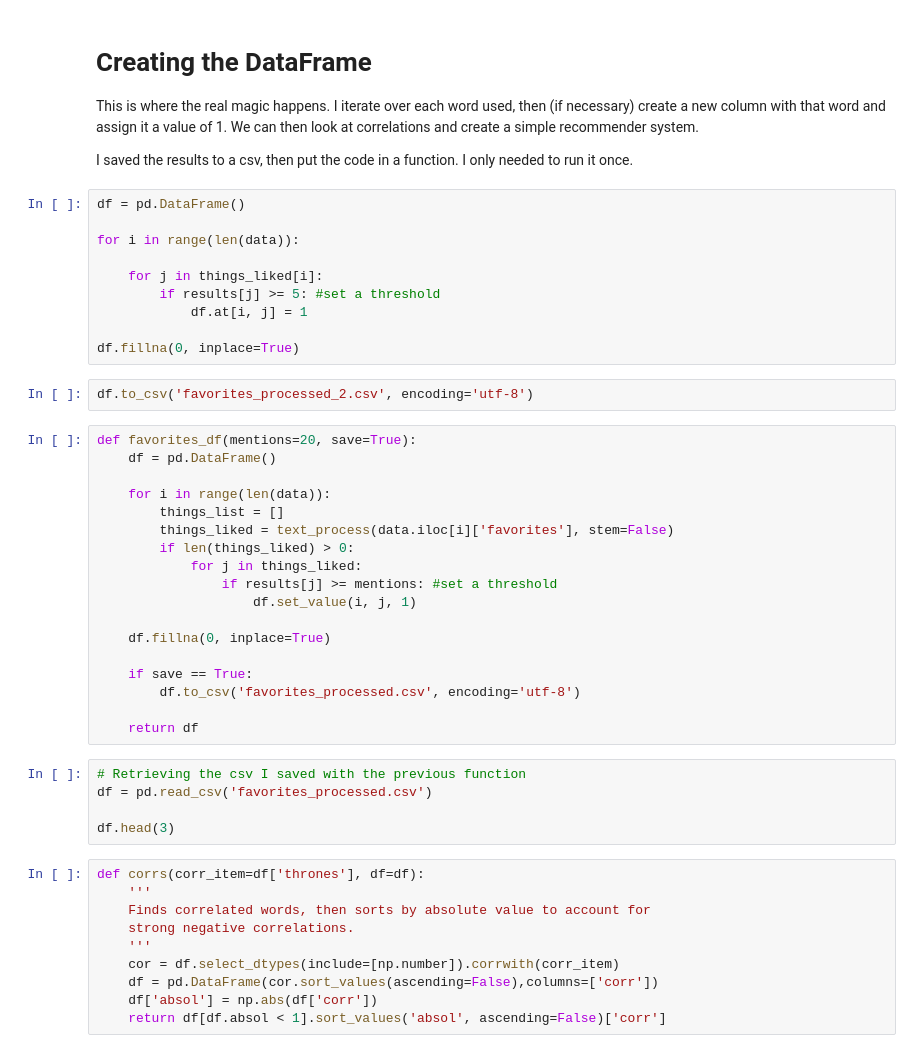
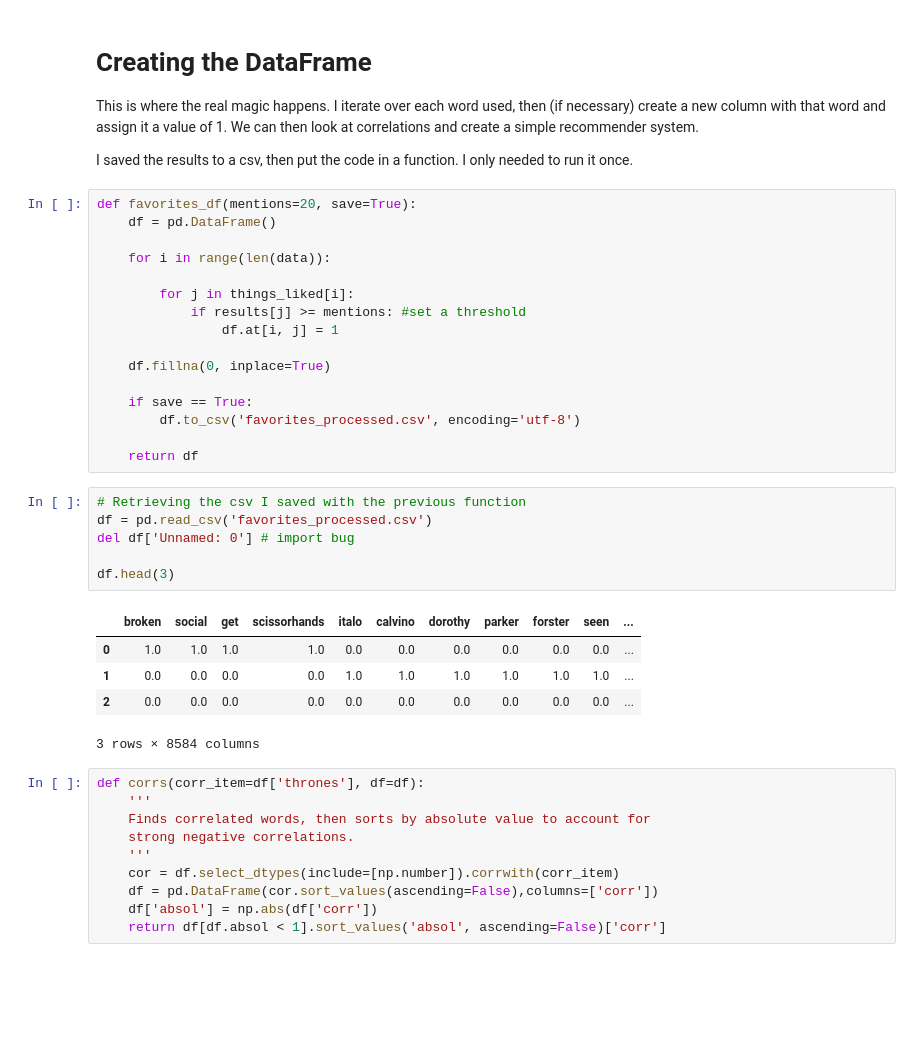
Before and after one commit to vincefav/recommender, a Jupyter notebook: Recommender rough draft.ipynb, the cells around one changed output. Saved outputs shown, nothing was run; the diff lists cells and outputs as text; blank space fills up the shorter version.

```diff
--- a/Recommender rough draft.ipynb
+++ b/Recommender rough draft.ipynb
@@ -154,40 +156,33 @@ This is where the real magic happens. I iterate over each word used, then (if ne
 
 I saved the results to a csv, then put the code in a function. I only needed to run it once.
 # %%
-df = pd.DataFrame()
+def favorites_df(mentions=20, save=True):
+    df = pd.DataFrame()
 
-for i in range(len(data)):
+    for i in range(len(data)):
 
-    for j in things_liked[i]:
-        if results[j] >= 5: #set a threshold
-            df.at[i, j] = 1
+        for j in things_liked[i]:
+            if results[j] >= mentions: #set a threshold
+                df.at[i, j] = 1
 
-df.fillna(0, inplace=True)
+    df.fillna(0, inplace=True)
+
+    if save == True:
+        df.to_csv('favorites_processed.csv', encoding='utf-8')
+
+    return df
-# %%
-df.to_csv('favorites_processed_2.csv', encoding='utf-8')
-# %%
-def favorites_df(mentions=20, save=True):
-    df = pd.DataFrame()
-
-    for i in range(len(data)):
-        things_list = []
-        things_liked = text_process(data.iloc[i]['favorites'], stem=False)
-        if len(things_liked) > 0:
-            for j in things_liked:
-                if results[j] >= mentions: #set a threshold
-                    df.set_value(i, j, 1)
-
-    df.fillna(0, inplace=True)
-
-    if save == True:
-        df.to_csv('favorites_processed.csv', encoding='utf-8')
-
-    return df
 # %%
 # Retrieving the csv I saved with the previous function
 df = pd.read_csv('favorites_processed.csv')
+del df['Unnamed: 0'] # import bug
 
 df.head(3)
+# %% [output]
+|  | broken | social | get | scissorhands | italo | calvino | dorothy | parker | forster | seen | ... |
+| 0 | 1.0 | 1.0 | 1.0 | 1.0 | 0.0 | 0.0 | 0.0 | 0.0 | 0.0 | 0.0 | ... |
+| 1 | 0.0 | 0.0 | 0.0 | 0.0 | 1.0 | 1.0 | 1.0 | 1.0 | 1.0 | 1.0 | ... |
+| 2 | 0.0 | 0.0 | 0.0 | 0.0 | 0.0 | 0.0 | 0.0 | 0.0 | 0.0 | 0.0 | ... |
+3 rows × 8584 columns
 # %%
 def corrs(corr_item=df['thrones'], df=df):
     '''
```
Also changed, not shown: parts of 49 cells of this notebook.
